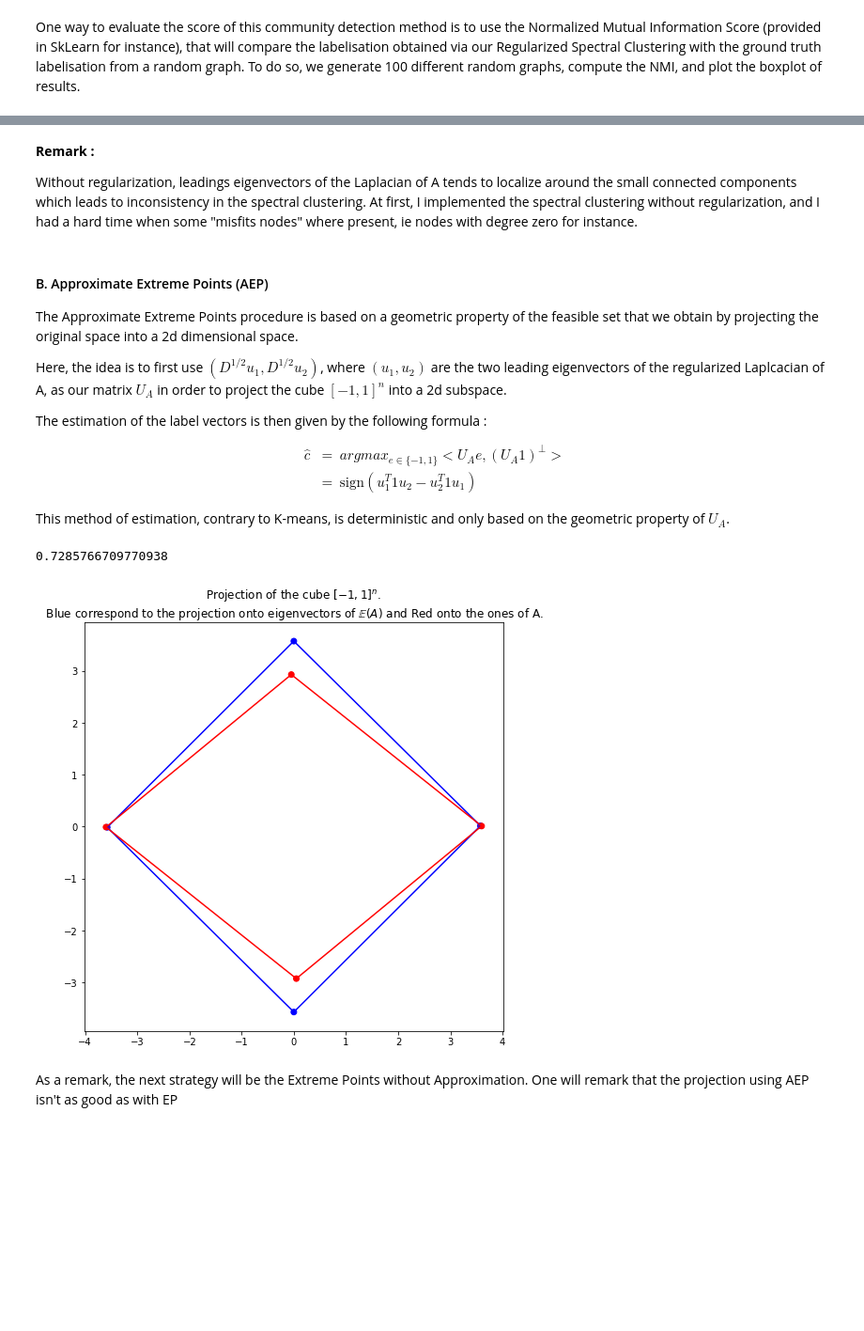
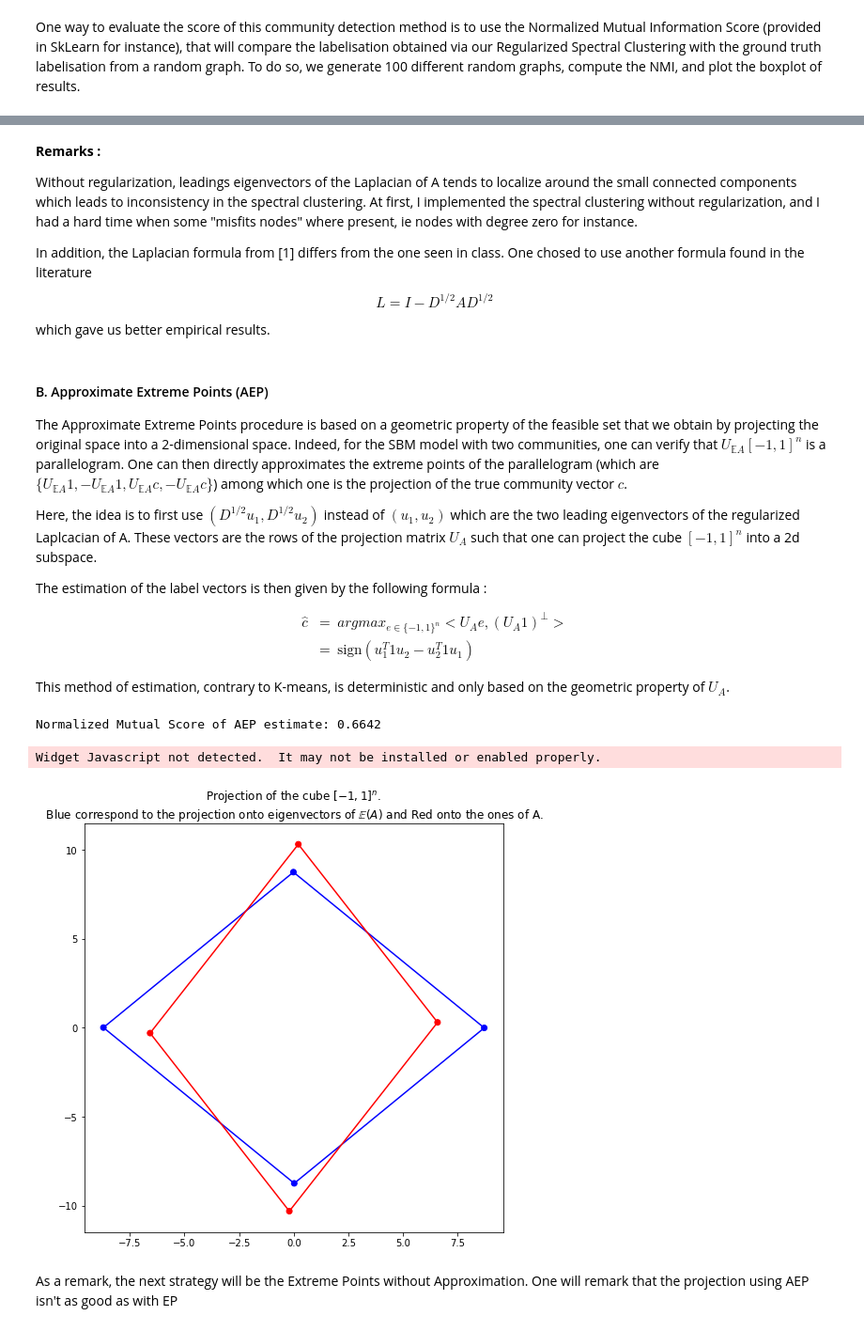
Before and after one commit to dam-grassman/community-project, a Jupyter notebook: Compressed Sensing.ipynb, the cells around one changed output, grey strips where cells are left out. Shown: that part at 94% size. Cells and saved outputs as stored; diff of their text form; code cells hidden in the pictures; blank space fills up the shorter version.

```diff
--- a/Compressed Sensing.ipynb
+++ b/Compressed Sensing.ipynb
@@ -494,4 +543,0 @@ plot_network(graph)
-# %%
-np.random.seed(8)
-graph = DCSBM(n = n, lambda_n = lambda_n, r = r, w = w)
-plot_network(graph)
@@ -577,18 +619,24 @@ plt.show()
 # %% [markdown]
-**Remark :**
+**Remarks :**
 
 Without regularization, leadings eigenvectors of the Laplacian of A tends to localize around the small connected components which leads to inconsistency in the spectral clustering. At first, I implemented the spectral clustering without regularization, and I had a hard time when some "misfits nodes" where present, ie nodes with degree zero for instance.
+
+In addition, the Laplacian formula from [1] differs from the one seen in class. One chosed to use another formula found in the literature
+
+$$L = I - D^{1/2}AD^{1/2}$$
+
+which gave us better empirical results.
 # %% [markdown]
 #### B. Approximate Extreme Points (AEP)
 
-The Approximate Extreme Points procedure is based on a geometric property of the feasible set that we obtain by projecting the original space into a 2d dimensional space.
+The Approximate Extreme Points procedure is based on a geometric property of the feasible set that we obtain by projecting the original space into a 2-dimensional space. Indeed, for the SBM model with two communities, one can verify that $U_{\mathbb{E}A}[-1,1]^n$ is a parallelogram. One can then directly approximates the extreme points of the parallelogram (which are $\{U_{\mathbb{E}A}1, -U_{\mathbb{E}A}1, U_{\mathbb{E}A}c, -U_{\mathbb{E}A}c\}$) among which one is the projection of the true community vector $c$.
 
-Here, the idea is to first use $(D^{1/2}u_1, D^{1/2}u_2)$, where $(u_1,u_2)$ are the two leading eigenvectors of the regularized Laplcacian of A, as our matrix $U_A$ in order to project the cube $[-1,1]^n$ into a 2d subspace.
+Here, the idea is to first use $(D^{1/2}u_1, D^{1/2}u_2)$ instead of $(u_1,u_2)$ which are the two leading eigenvectors of the regularized Laplcacian of A. These vectors are the rows of the projection matrix $U_A$ such that one can project the cube $[-1,1]^n$ into a 2d subspace.
 
 The estimation of the label vectors is then given by the following formula :
 
 $$ \begin{array}{ccl}
-\hat{c} &=& argmax_{e \in \{-1,1\}}<U_Ae, (U_A 1)^{\perp}>\\
+\hat{c} &=& argmax_{e \in \{-1,1\}^n}<U_Ae, (U_A 1)^{\perp}>\\
 &=& \mbox{sign}(u_1^T1u_2 - u_2^T1u_1)
 \end{array}$$
 
@@ -607,54 +644,63 @@ U_A = U_from_laplacian_regularized(graph.adjency_matrix, 2, tau = tau)
 # %%
-#Compute the prediction using the formula above
-c_pred = np.dot(np.dot(U_A[:,0].T, np.ones(n)), U_A[:,1]) -  np.dot(np.dot(U_A[:,1].T, np.ones(n)), U_A[:,0])
+def U_from_laplacian_regularized(A, k=2, tau = 0.001):
+    Eig, D = eig_laplacian_regularized(A, k=2, tau=tau)
+    return np.dot(D,Eig[1])
+
+
+# Test: Compute the prediction using the formula above
+graph = Graph_Model(n = n, lambda_n = lambda_n, r = r, w1=w1, w2=w2, gamma=gamma, pi=-1)
+U_A = U_from_laplacian_regularized(graph.adjency_matrix, 2, tau = tau)
+c_pred = np.dot(U_A[:,0].T, np.ones(n)) * U_A[:,1] -  np.dot(U_A[:,1].T, np.ones(n)) * U_A[:,0]
 c_pred = np.sign(c_pred)
-NMI = normalized_mutual_info_score(labels_true = graph.labels, labels_pred = c_pred, average_method='arithmetic' )
-print(NMI)
+
+print('Normalized Mutual Score of AEP estimate: {:.4f}'.format(graph.NMI(c_pred)))
 # %% [output]
-0.7285766709770938
+Normalized Mutual Score of AEP estimate: 0.6642
 # %%
+# Plot of the 2D projection
+
 def get_expected_adjency_matrix(it=100):
-    E_A = DCSBM(n = n, lambda_n = lambda_n, r = r, w = w).adjency_matrix
-    for i in range(1,100):
-        E_A += DCSBM(n = n, lambda_n = lambda_n, r = r, w = w).adjency_matrix
-    E_A /=100
+    E_A = Graph_Model(n = n, lambda_n = lambda_n, r = r, w1=w1, w2=w2, gamma=gamma, pi=-1).adjency_matrix
+    for i in tqdm.tqdm_notebook(range(1,it)):
+        E_A += Graph_Model(n = n, lambda_n = lambda_n, r = r, w1=w1, w2=w2, gamma=gamma, pi=-1).adjency_matrix
+    E_A /= it
     return E_A
 
-def get_points(U_A):
+def get_points(U):
 
-    c_pred = np.dot(np.dot(U_A[:,0].T, np.ones(n)), U_A[:,1]) -  np.dot(np.dot(U_A[:,1].T, np.ones(n)), U_A[:,0])
+    c_pred = np.dot(U[:,0].T, np.ones(len(U))) * U[:,1] -  np.dot(U[:,1].T, np.ones(len(U))) * U[:,0]
     c_pred = np.sign(c_pred)
 
-    constant_pos = np.dot(U_A.T,[1]*300)
-    constant_neg = np.dot(U_A.T,[-1]*300)
+    constant_pos = np.dot(U.T,[1]*len(U))
+    constant_neg = np.dot(U.T,[-1]*len(U))
 
-    pred_pos = np.dot(U_A.T,c_pred)
-    pred_neg = np.dot(U_A.T,np.multiply(c_pred,-1))
+    pred_pos = np.dot(U.T,c_pred)
+    pred_neg = np.dot(U.T,np.multiply(c_pred,-1))
 
-    points = np.array([constant_pos, constant_neg, pred_pos, pred_neg])
-    return points
+    return np.array([constant_pos, constant_neg, pred_pos, pred_neg])
 
 
-#E_A = get_expected_adjency_matrix()
+E_A = get_expected_adjency_matrix()
 U_EA = U_from_laplacian_regularized(E_A, 2, tau = tau)
 
 points_EA = get_points(U_EA)
 points_A = get_points(U_A)
 
 plt.figure(figsize=(8,8))
 plt.title('Projection of the cube $[-1,1]^n$. \n Blue correspond to the projection onto eigenvectors of $\mathbb{E}(A)$\
  and Red onto the ones of A. ')
 for i,points in enumerate([points_EA, points_A]):
     c = ['b','r'][i]
 
     plt.scatter(points[:,0], points[:,1], color= [c,c,c,c])
     plt.plot(points[[1,2],0],points[[1,2],1], color=c)
     plt.plot(points[[1,3],0],points[[1,3],1], color=c)
     plt.plot(points[[0,2],0],points[[0,2],1], color=c)
     plt.plot(points[[0,3],0],points[[0,3],1], color=c)
 
 plt.show()
 # %% [output]
+Widget Javascript not detected.  It may not be installed or enabled properly.
-[figure, old version]
+[figure, new version]
 # %% [markdown]
 As a remark, the next strategy will be the Extreme Points without Approximation. One will remark that the projection using AEP isn't as good as with EP
```
Also changed, not shown: parts of 110 cells of this notebook, 1 other file.
